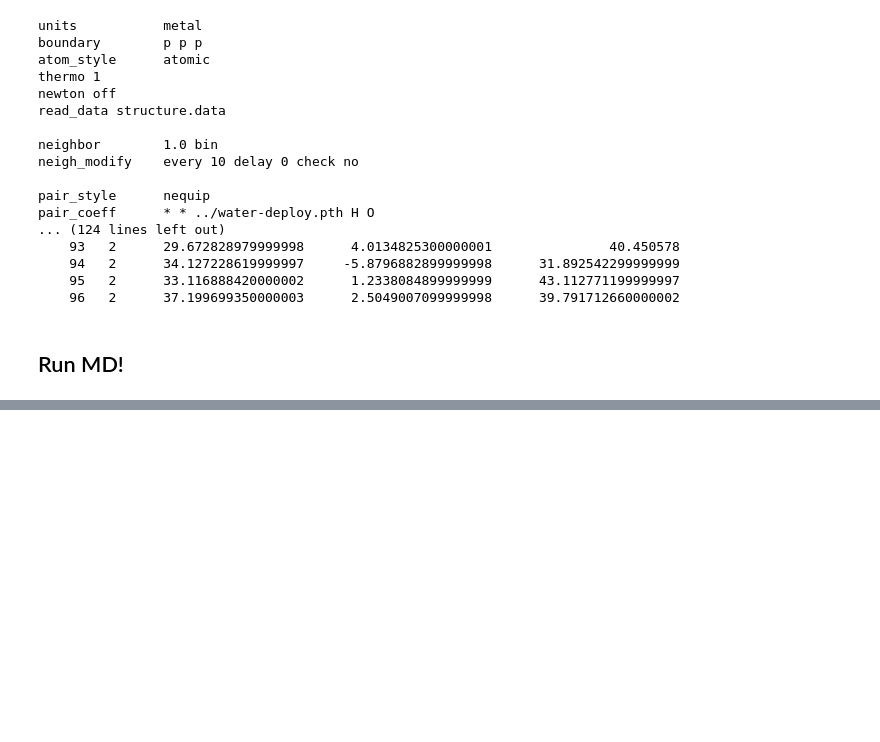
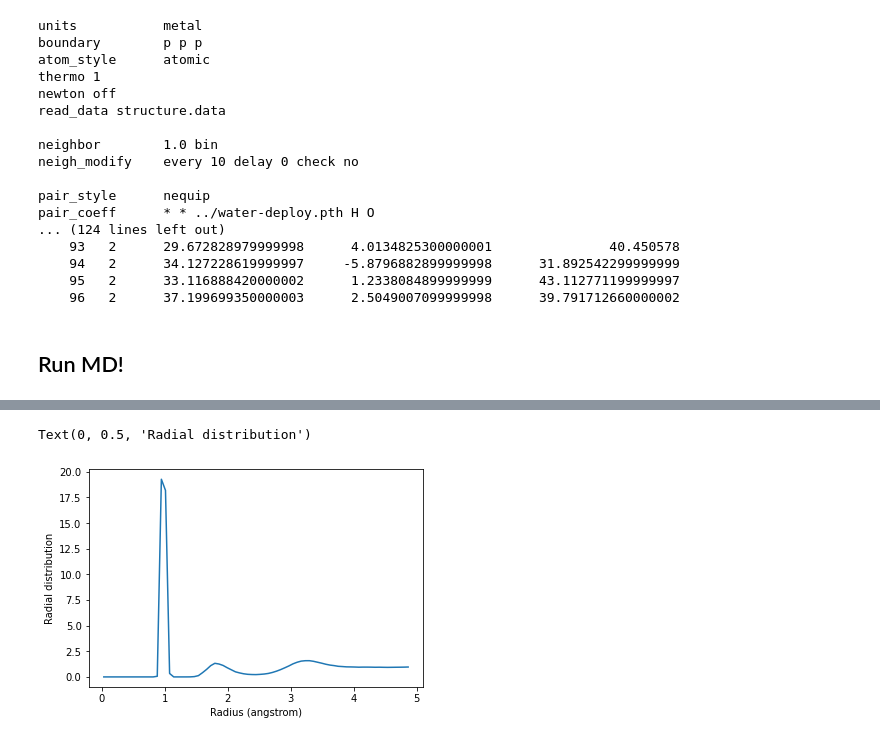
Before and after one commit to gabriele16/nequip, a Jupyter notebook: colab/my-short-nequip-tutorial.ipynb, the cells around one changed output, grey strips where cells are left out. Drawn from its saved outputs; the diff is of its cells as text; code cells hidden in the pictures; blank space fills up the shorter version.

```diff
--- a/colab/my-short-nequip-tutorial.ipynb
+++ b/colab/my-short-nequip-tutorial.ipynb
@@ -558,0 +594,7 @@ plt.ylabel('Radial distribution')
+# %%
+plt.plot(OHrdf.bins, OHrdf.rdf)
+plt.xlabel('Radius (angstrom)')
+plt.ylabel('Radial distribution')
+# %% [output]
+Text(0, 0.5, 'Radial distribution')
+[figure, added]
```
Also changed, not shown: parts of 10 cells of this notebook.
